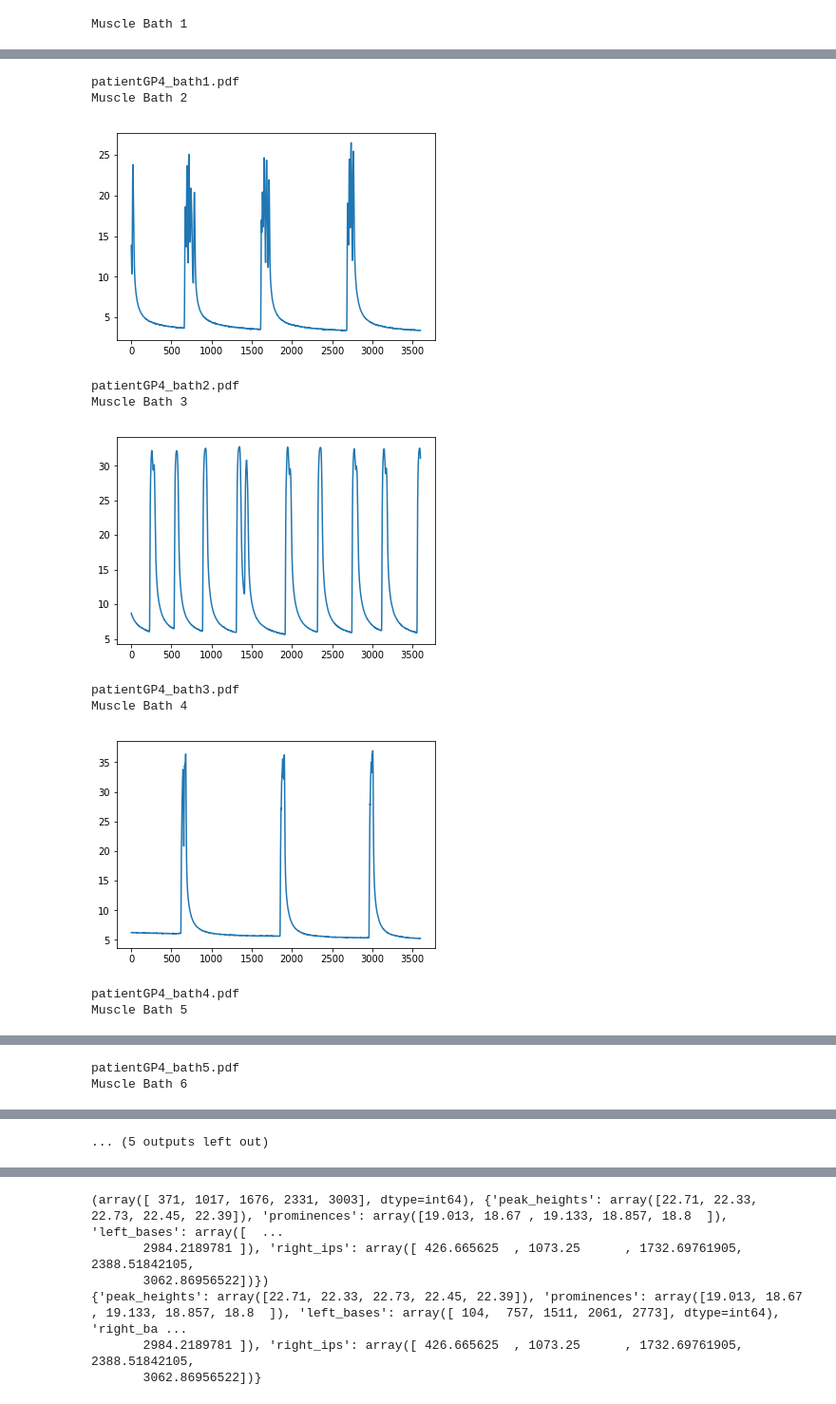
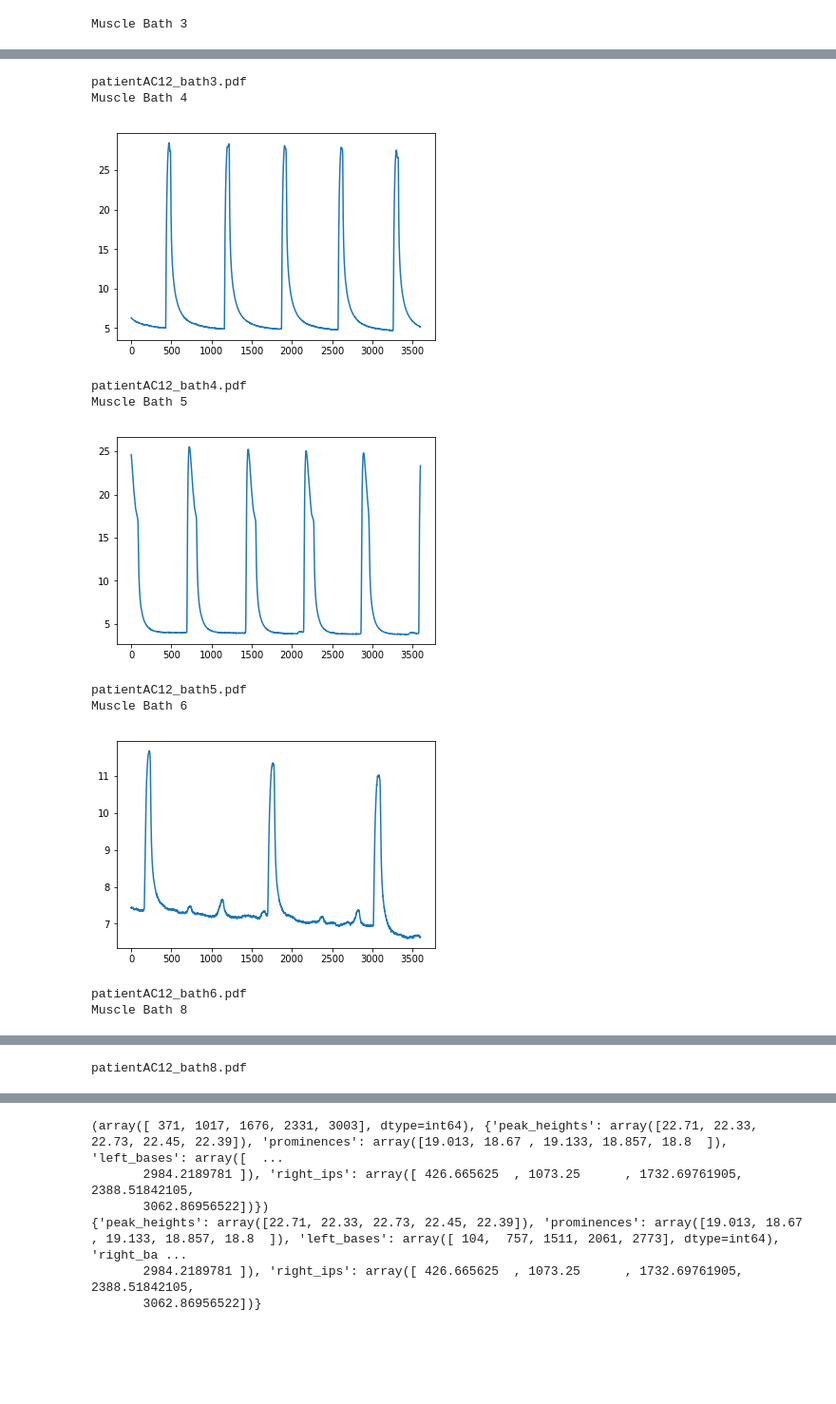
Before and after one commit to wupchurc/Muscle-Bath, a Jupyter notebook: Myometrial Contractility.ipynb, the cells around one changed output, grey strips where cells are left out. Shown at 95% size. Drawn from its saved outputs; the diff is of its cells as text; code cells hidden in the pictures; blank space fills up the shorter version.

```diff
--- a/Myometrial Contractility.ipynb
+++ b/Myometrial Contractility.ipynb
@@ -73,7 +62,7 @@ df_ref
 #find filename in reference dataframe
 df_ref = df_ref[df_ref['Filename'] == filename]
 #drop extra columns
-df_ref = df_ref[df_ref.columns[0:13]]
+df_ref = df_ref[df_ref.columns[0:14]]
 #check to see if muscle bundle should be excluded
 df_ref = df_ref[df_ref["EXCLUDE SAMPLE"] != 1]
 #view processed input file
@@ -87,0 +77,7 @@ df_ref.head()
+# %%
+df_ref.reset_index(drop=True)
+df_ref
+len(df_ref)
+#list([pd.Index(range(len(df_ref)))])
+
+df_ref.set_index([pd.Index(list(range(len(df_ref))))])
@@ -124,12 +120,17 @@ What time does baseline end14509
 # %%
 #plot the baseline contraction force data from
-for bath in df_ref['Bath Number']:
+#for bath in df_ref['Bath Number']:
+for i in range(len(baseline_array_list)):
+
+    bath = df_ref.iloc[i]["Bath Number"]
     print("Muscle Bath",bath)
     f = plt.figure()
-    plt.plot(np.array(baseline_array_list[bath-1]))
+    #plt.plot(np.array(baseline_array_list[bath-1]))
+    plt.plot(np.array(baseline_array_list[i-1]))
     plt.show()
-    savestring = "patient"+(list(df_ref['Patient'])[bath-1])+"_"+"bath"+str(bath)+'.pdf'
+    #savestring = "patient"+(list(df_ref['Patient'])[bath-1])+"_"+"bath"+str(bath)+'.pdf'
+    savestring = "patient"+(list(df_ref['Patient'])[i])+"_"+"bath"+str(bath)+'.pdf'
     print(savestring)
     f.savefig(savestring,sep = '')
 # %% [output]
-Muscle Bath 1
+Muscle Bath 3
@@ -137,11 +138,11 @@ Muscle Bath 1
-patientGP4_bath1.pdf
-Muscle Bath 2
+patientAC12_bath3.pdf
+Muscle Bath 4
-[figure, old version]
+[figure, new version]
-patientGP4_bath2.pdf
-Muscle Bath 3
+patientAC12_bath4.pdf
+Muscle Bath 5
-[figure, old version]
+[figure, new version]
-patientGP4_bath3.pdf
-Muscle Bath 4
+patientAC12_bath5.pdf
+Muscle Bath 6
-[figure, old version]
+[figure, new version]
-patientGP4_bath4.pdf
-Muscle Bath 5
+patientAC12_bath6.pdf
+Muscle Bath 8
@@ -149,2 +150 @@ Muscle Bath 5
-patientGP4_bath5.pdf
-Muscle Bath 6
+patientAC12_bath8.pdf
@@ -152,4 +151,3 @@ Muscle Bath 6
-... (5 outputs left out)
 # %%
 #loop through baths in reference dataframe
     #for each bath listed in the reference file, find the max/min(local extreme) for the 1 hr of baseline in the muscle bath file
```
Also changed, not shown: parts of 13 cells of this notebook.
